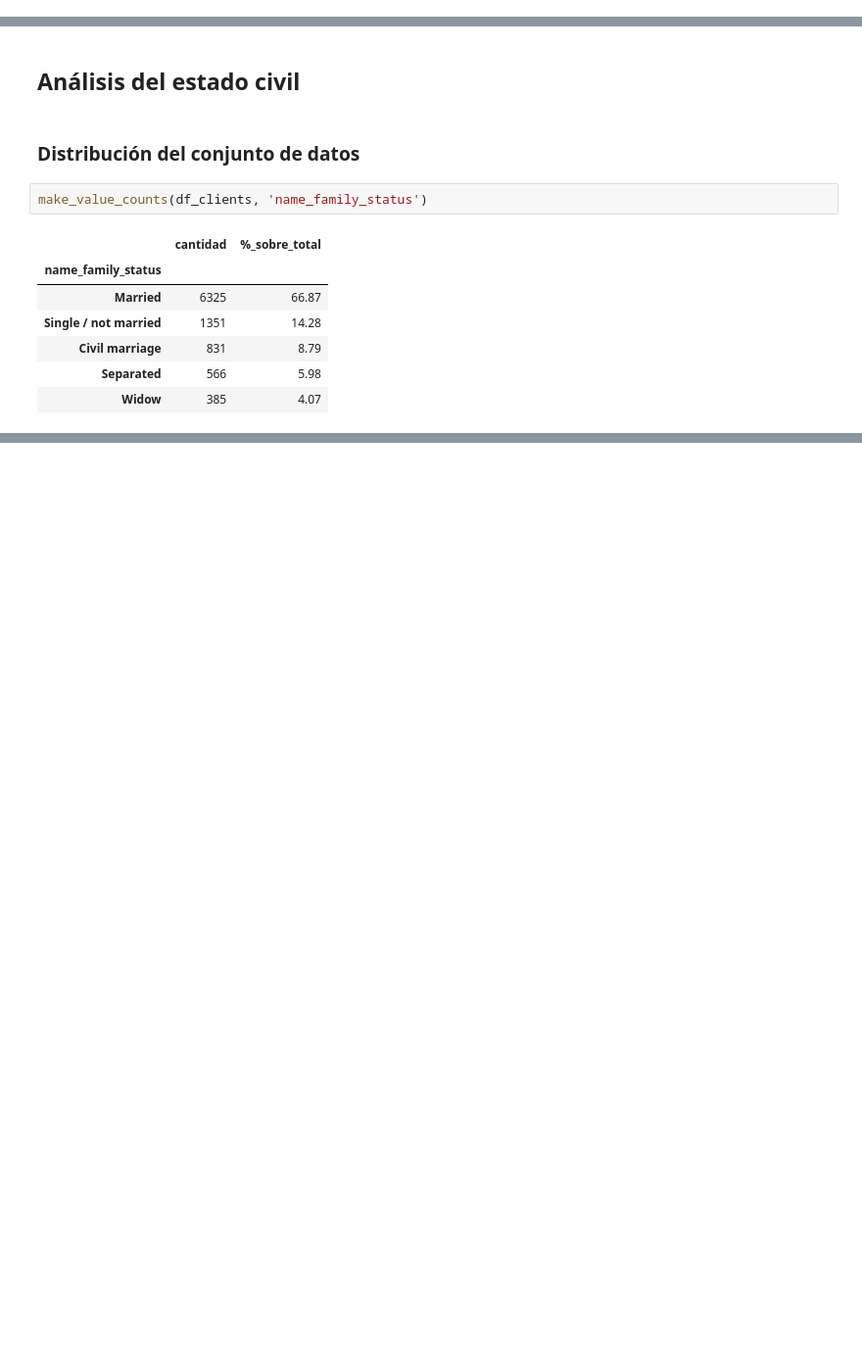
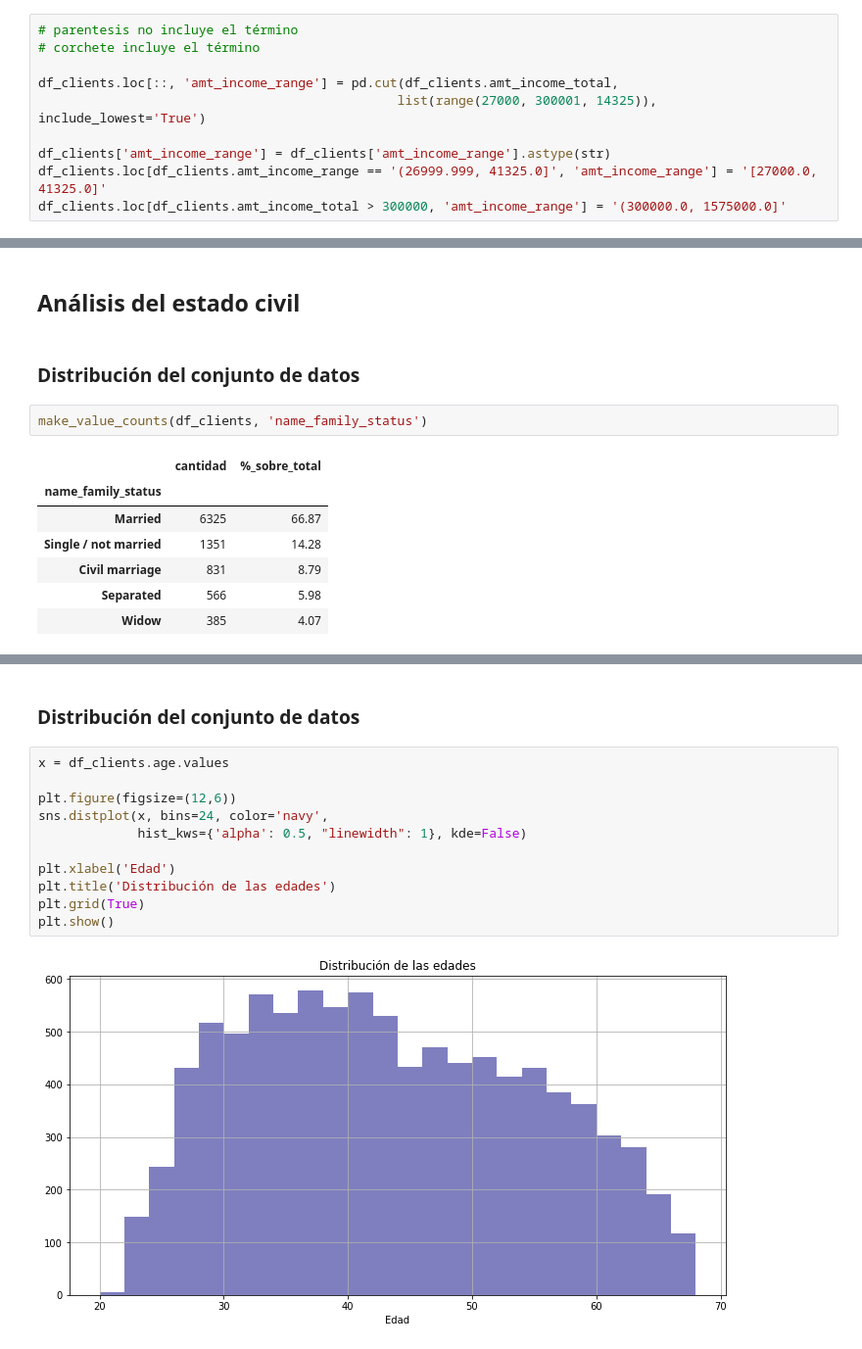
Before and after one commit to AgusTrulli/ML_Grupo_2, a Jupyter notebook: tp1_EDA.ipynb, the cells around one changed output, grey strips where cells are left out. Shown at 98% size. Cells and saved outputs as stored; diff of their text form; blank space fills up the shorter version.

```diff
--- a/tp1_EDA.ipynb
+++ b/tp1_EDA.ipynb
@@ -447,0 +458,10 @@ No se puede observar una tendencia clara entre las dos variables, pero se puede
+# %%
+# parentesis no incluye el término
+# corchete incluye el término
+
+df_clients.loc[::, 'amt_income_range'] = pd.cut(df_clients.amt_income_total,
+                                               list(range(27000, 300001, 14325)), include_lowest='True')
+
+df_clients['amt_income_range'] = df_clients['amt_income_range'].astype(str)
+df_clients.loc[df_clients.amt_income_range == '(26999.999, 41325.0]', 'amt_income_range'] = '[27000.0, 41325.0]'
+df_clients.loc[df_clients.amt_income_total > 300000, 'amt_income_range'] = '(300000.0, 1575000.0]'
@@ -525,0 +816,15 @@ No existe una clara distinción de la relacion del nivel de educación con respe
+# %% [markdown]
+### Distribución del conjunto de datos
+# %%
+x = df_clients.age.values
+
+plt.figure(figsize=(12,6))
+sns.distplot(x, bins=24, color='navy',
+             hist_kws={'alpha': 0.5, "linewidth": 1}, kde=False)
+
+plt.xlabel('Edad')
+plt.title('Distribución de las edades')
+plt.grid(True)
+plt.show()
+# %% [output]
+[figure, added]
```
Also changed, not shown: parts of 76 cells of this notebook.
